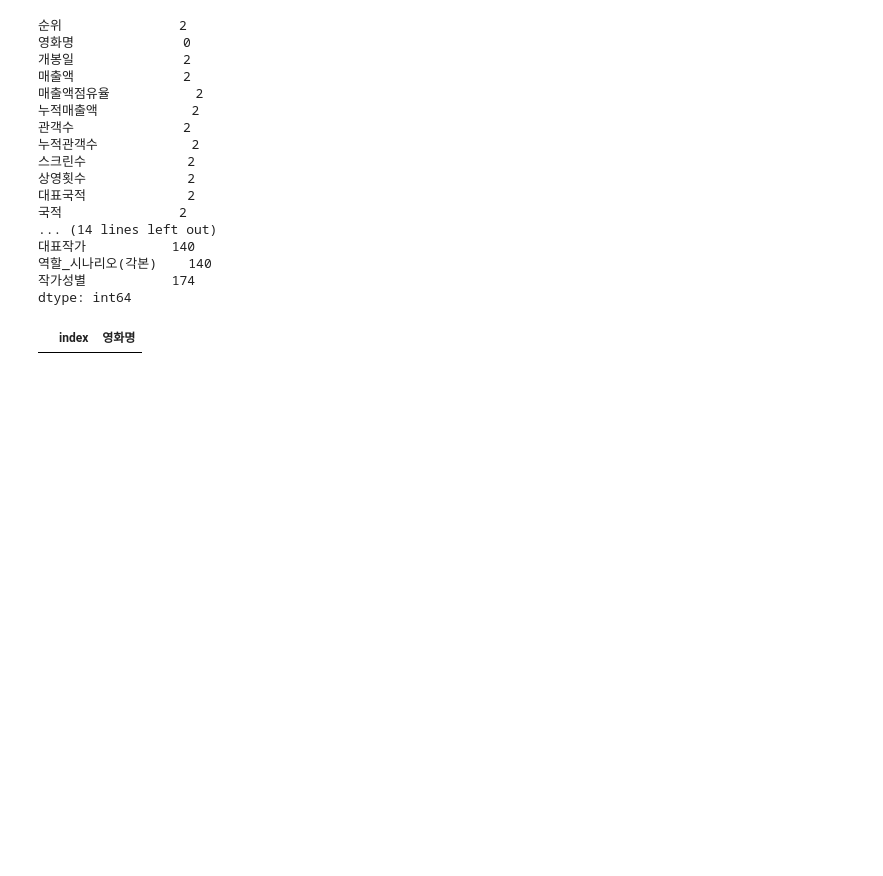
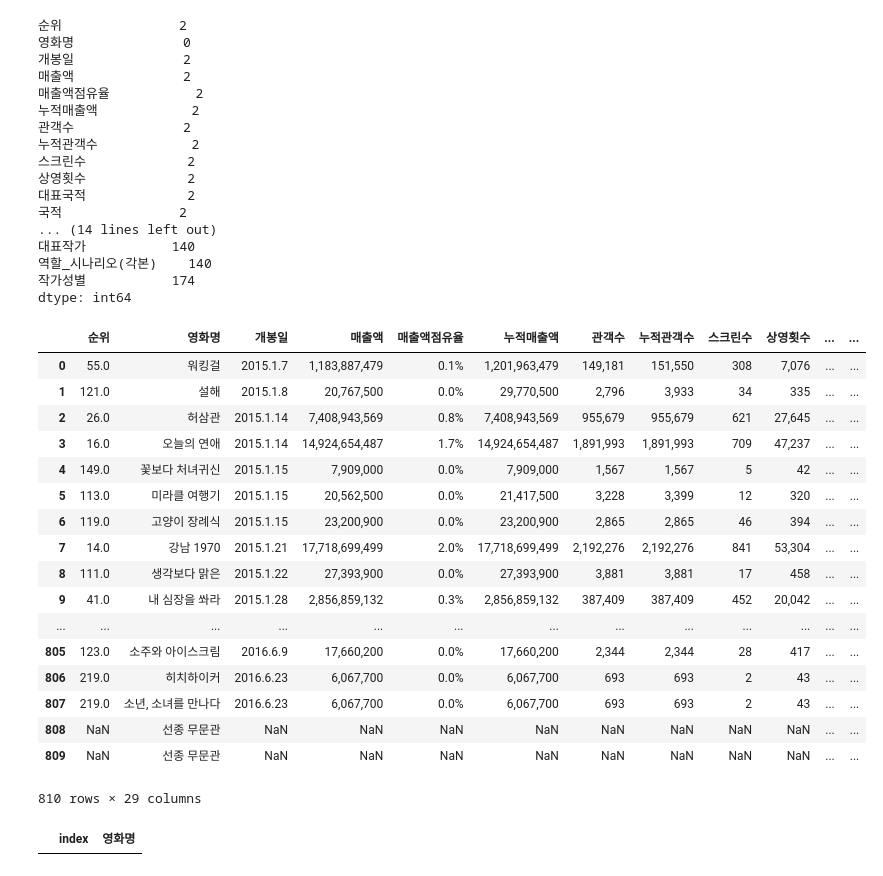
Before and after one commit to kim4pb/Female-led-Korean-Films, a Jupyter notebook: 02.EDA/Writer_EDA.ipynb, the cells around one changed output. Cells and saved outputs as stored; diff of their text form; code cells hidden in the pictures; blank space fills up the shorter version.

```diff
--- a/02.EDA/Writer_EDA.ipynb
+++ b/02.EDA/Writer_EDA.ipynb
@@ -367,3 +369,24 @@ dtype: int64
+# %%
+pd.read_csv('../01.Data_Collection/films.csv')
+# %% [output]
+|  | 순위 | 영화명 | 개봉일 | 매출액 | 매출액점유율 | 누적매출액 | 관객수 | 누적관객수 | 스크린수 | 상영횟수 | ... | ... |
+| 0 | 55.0 | 워킹걸 | 2015.1.7 | 1,183,887,479 | 0.1% | 1,201,963,479 | 149,181 | 151,550 | 308 | 7,076 | ... | ... |
+| 1 | 121.0 | 설해 | 2015.1.8 | 20,767,500 | 0.0% | 29,770,500 | 2,796 | 3,933 | 34 | 335 | ... | ... |
+| 2 | 26.0 | 허삼관 | 2015.1.14 | 7,408,943,569 | 0.8% | 7,408,943,569 | 955,679 | 955,679 | 621 | 27,645 | ... | ... |
+| 3 | 16.0 | 오늘의 연애 | 2015.1.14 | 14,924,654,487 | 1.7% | 14,924,654,487 | 1,891,993 | 1,891,993 | 709 | 47,237 | ... | ... |
+| 4 | 149.0 | 꽃보다 처녀귀신 | 2015.1.15 | 7,909,000 | 0.0% | 7,909,000 | 1,567 | 1,567 | 5 | 42 | ... | ... |
+| 5 | 113.0 | 미라클 여행기 | 2015.1.15 | 20,562,500 | 0.0% | 21,417,500 | 3,228 | 3,399 | 12 | 320 | ... | ... |
+| 6 | 119.0 | 고양이 장례식 | 2015.1.15 | 23,200,900 | 0.0% | 23,200,900 | 2,865 | 2,865 | 46 | 394 | ... | ... |
+| 7 | 14.0 | 강남 1970 | 2015.1.21 | 17,718,699,499 | 2.0% | 17,718,699,499 | 2,192,276 | 2,192,276 | 841 | 53,304 | ... | ... |
+| 8 | 111.0 | 생각보다 맑은 | 2015.1.22 | 27,393,900 | 0.0% | 27,393,900 | 3,881 | 3,881 | 17 | 458 | ... | ... |
+| 9 | 41.0 | 내 심장을 쏴라 | 2015.1.28 | 2,856,859,132 | 0.3% | 2,856,859,132 | 387,409 | 387,409 | 452 | 20,042 | ... | ... |
+| ... | ... | ... | ... | ... | ... | ... | ... | ... | ... | ... | ... | ... |
+| 805 | 123.0 | 소주와 아이스크림 | 2016.6.9 | 17,660,200 | 0.0% | 17,660,200 | 2,344 | 2,344 | 28 | 417 | ... | ... |
+| 806 | 219.0 | 히치하이커 | 2016.6.23 | 6,067,700 | 0.0% | 6,067,700 | 693 | 693 | 2 | 43 | ... | ... |
+| 807 | 219.0 | 소년, 소녀를 만나다 | 2016.6.23 | 6,067,700 | 0.0% | 6,067,700 | 693 | 693 | 2 | 43 | ... | ... |
+| 808 | NaN | 선종 무문관 | NaN | NaN | NaN | NaN | NaN | NaN | NaN | NaN | ... | ... |
+| 809 | NaN | 선종 무문관 | NaN | NaN | NaN | NaN | NaN | NaN | NaN | NaN | ... | ... |
+810 rows × 29 columns
 # %%
 # 영화명 중복값 있는지 확인
 # boxoffice 테이블에는 movieCd 없기 때문에 영화명으로 찾아야 한다
```
Also changed, not shown: parts of 1 cell of this notebook.
